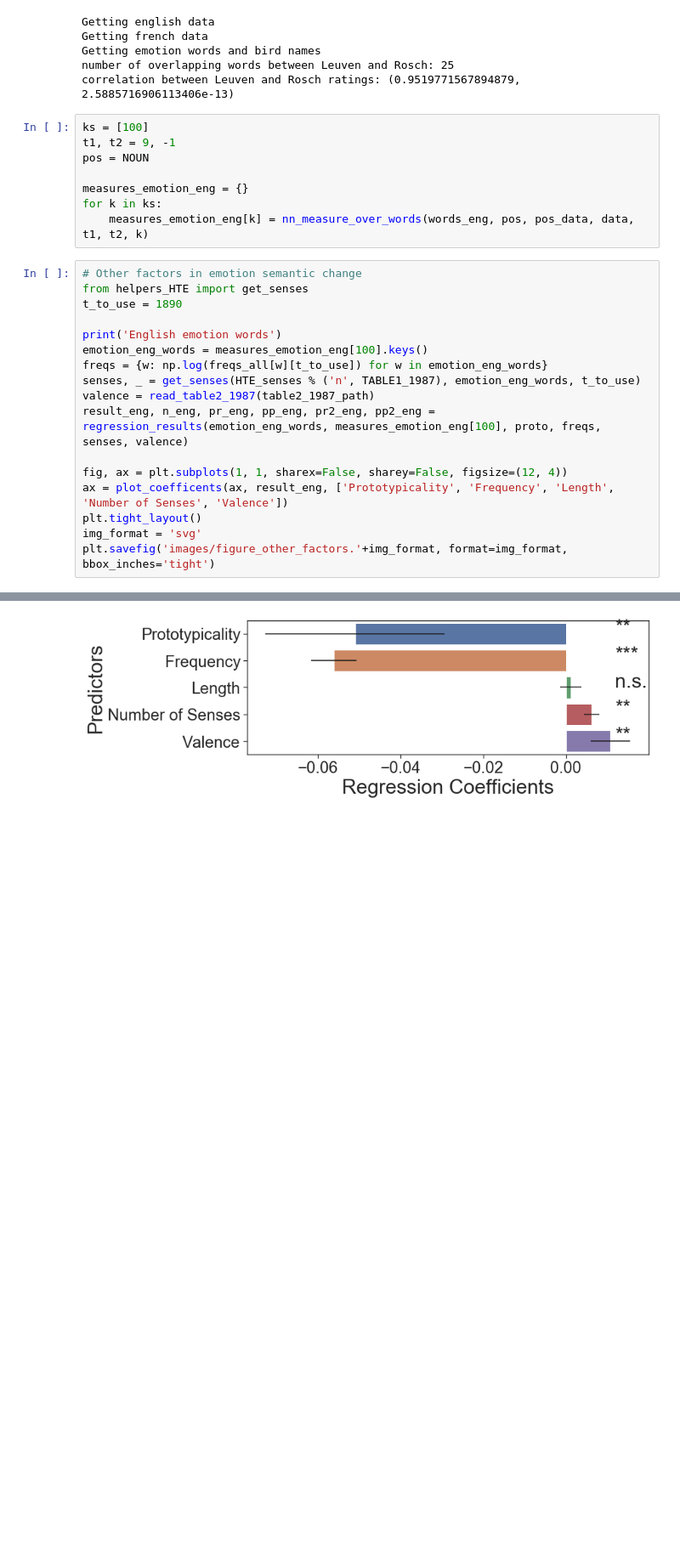
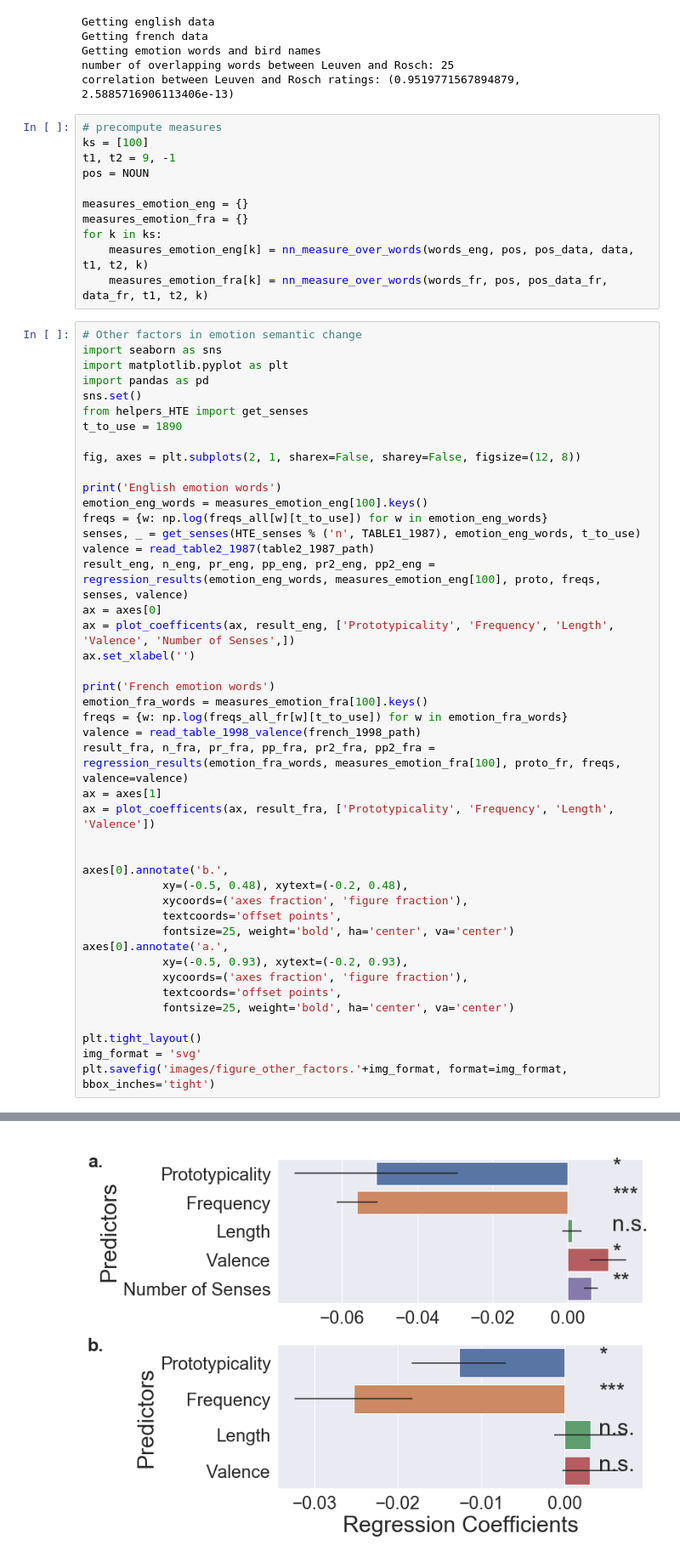
Before and after one commit to johnaot/Emotion_Semantic_Change, a Jupyter notebook: SI_section_4.ipynb, the cells around one changed output, grey strips where cells are left out. Shown: that part at 85% size. Cells and saved outputs as stored; diff of their text form; blank space fills up the shorter version.

```diff
--- a/SI_section_4.ipynb
+++ b/SI_section_4.ipynb
@@ -8,17 +8,26 @@ Getting emotion words and bird names
 number of overlapping words between Leuven and Rosch: 25
 correlation between Leuven and Rosch ratings: (0.9519771567894879, 2.5885716906113406e-13)
 # %%
+# precompute measures
 ks = [100]
 t1, t2 = 9, -1
 pos = NOUN
 
 measures_emotion_eng = {}
+measures_emotion_fra = {}
 for k in ks:
     measures_emotion_eng[k] = nn_measure_over_words(words_eng, pos, pos_data, data, t1, t2, k)
+    measures_emotion_fra[k] = nn_measure_over_words(words_fr, pos, pos_data_fr, data_fr, t1, t2, k)
 # %%
 # Other factors in emotion semantic change
+import seaborn as sns
+import matplotlib.pyplot as plt
+import pandas as pd
+sns.set()
 from helpers_HTE import get_senses
 t_to_use = 1890
+
+fig, axes = plt.subplots(2, 1, sharex=False, sharey=False, figsize=(12, 8))
 
 print('English emotion words')
 emotion_eng_words = measures_emotion_eng[100].keys()
@@ -26,9 +35,30 @@ freqs = {w: np.log(freqs_all[w][t_to_use]) for w in emotion_eng_words}
 senses, _ = get_senses(HTE_senses % ('n', TABLE1_1987), emotion_eng_words, t_to_use)
 valence = read_table2_1987(table2_1987_path)
 result_eng, n_eng, pr_eng, pp_eng, pr2_eng, pp2_eng = regression_results(emotion_eng_words, measures_emotion_eng[100], proto, freqs, senses, valence)
+ax = axes[0]
+ax = plot_coefficents(ax, result_eng, ['Prototypicality', 'Frequency', 'Length', 'Valence', 'Number of Senses',])
+ax.set_xlabel('')
 
-fig, ax = plt.subplots(1, 1, sharex=False, sharey=False, figsize=(12, 4))
-ax = plot_coefficents(ax, result_eng, ['Prototypicality', 'Frequency', 'Length', 'Number of Senses', 'Valence'])
+print('French emotion words')
+emotion_fra_words = measures_emotion_fra[100].keys()
+freqs = {w: np.log(freqs_all_fr[w][t_to_use]) for w in emotion_fra_words}
+valence = read_table_1998_valence(french_1998_path)
+result_fra, n_fra, pr_fra, pp_fra, pr2_fra, pp2_fra = regression_results(emotion_fra_words, measures_emotion_fra[100], proto_fr, freqs, valence=valence)
+ax = axes[1]
+ax = plot_coefficents(ax, result_fra, ['Prototypicality', 'Frequency', 'Length', 'Valence'])
+
+
+axes[0].annotate('b.',
+            xy=(-0.5, 0.48), xytext=(-0.2, 0.48),
+            xycoords=('axes fraction', 'figure fraction'),
+            textcoords='offset points',
+            fontsize=25, weight='bold', ha='center', va='center')
+axes[0].annotate('a.',
+            xy=(-0.5, 0.93), xytext=(-0.2, 0.93),
+            xycoords=('axes fraction', 'figure fraction'),
+            textcoords='offset points',
+            fontsize=25, weight='bold', ha='center', va='center')
+
 plt.tight_layout()
 img_format = 'svg'
 plt.savefig('images/figure_other_factors.'+img_format, format=img_format, bbox_inches='tight')
@@ -53 +83 @@ pearson    1.0
-[figure, old version]
+[figure, new version]
```
Also changed, not shown: parts of 1 cell of this notebook, 12 other files.
